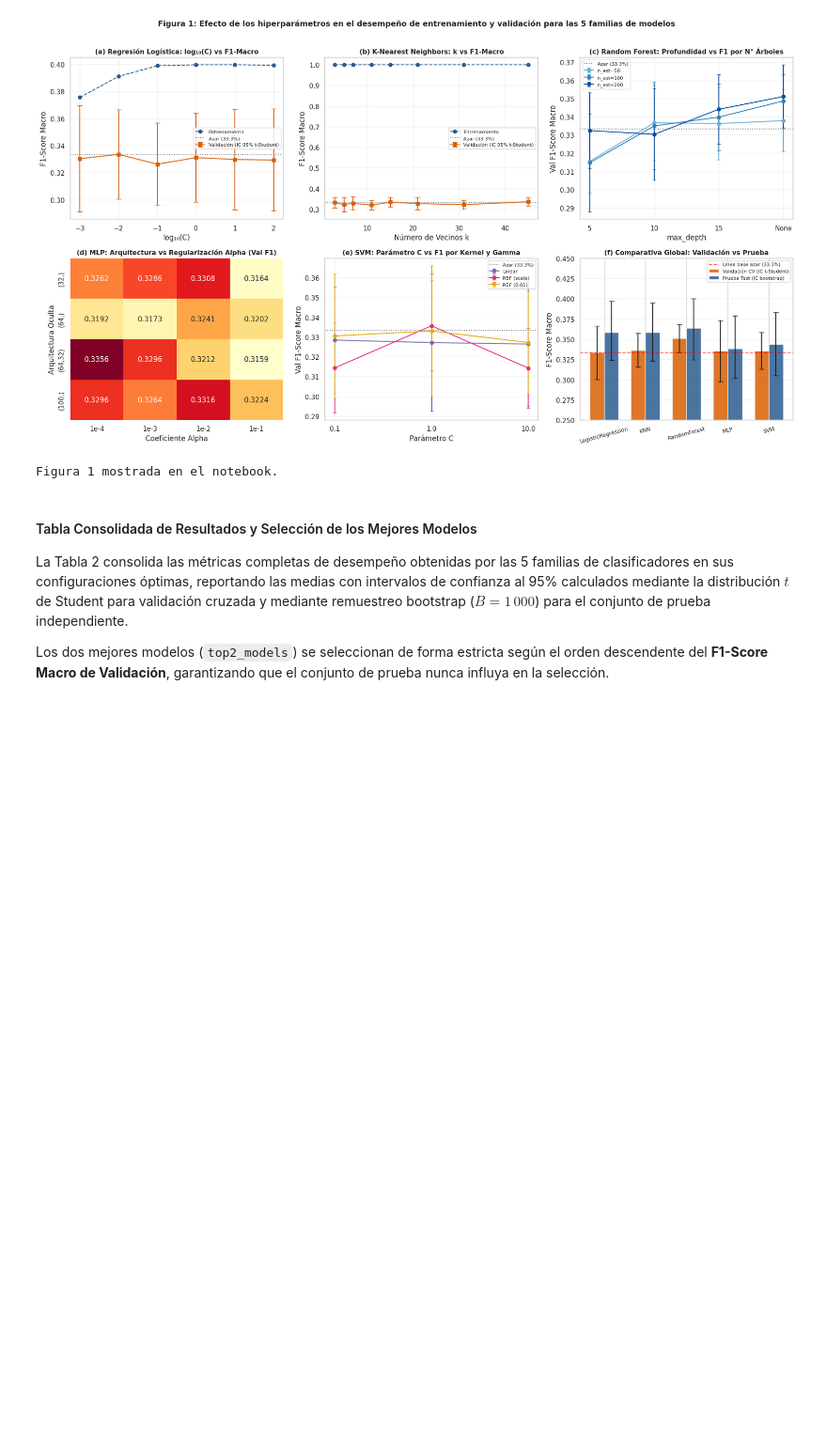
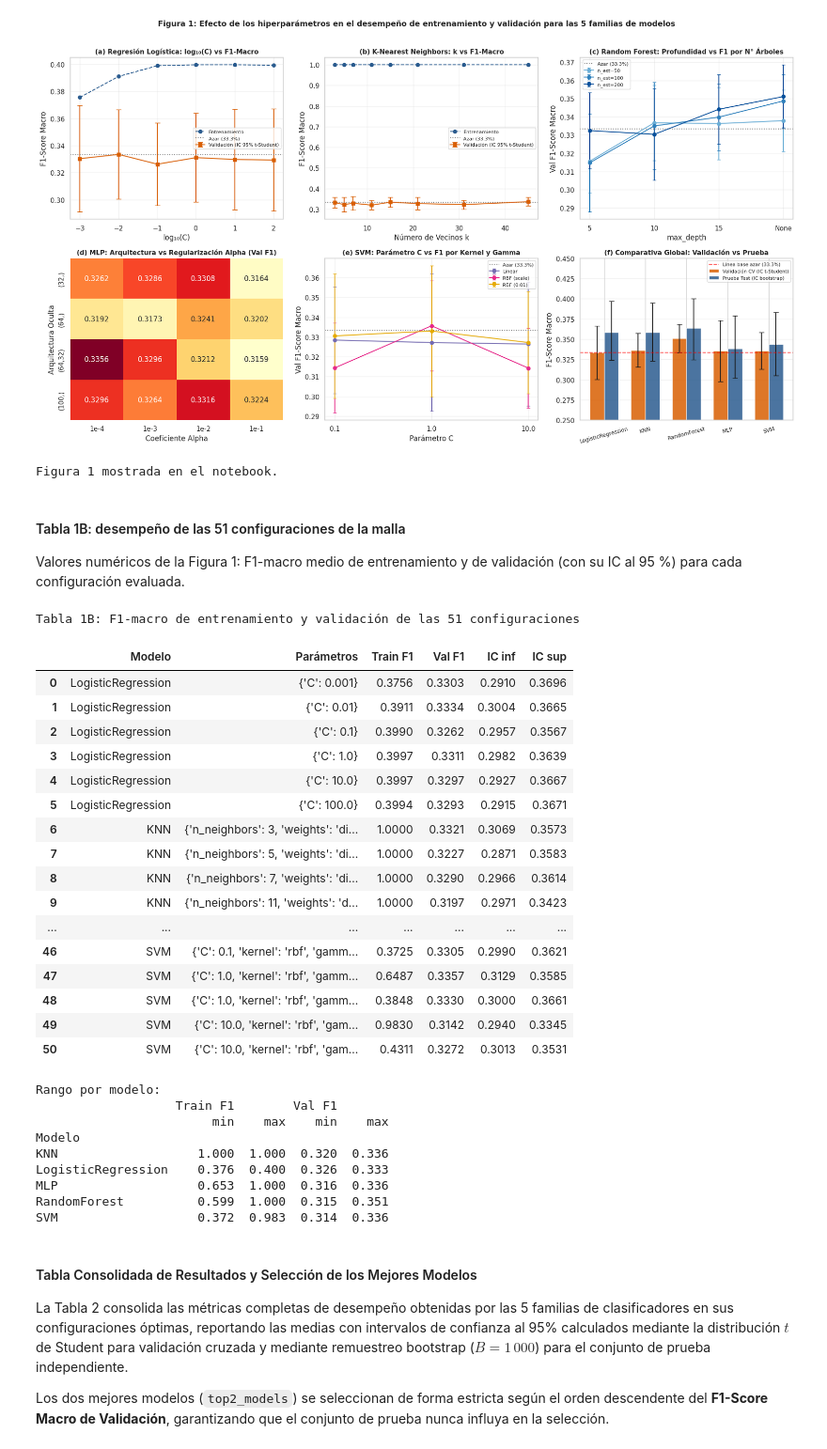
Before and after one commit to acenerumination/MLProject_Cybersecurity_Threat_Severity_and_Impact_Classification, a Jupyter notebook: DEF_projectModelosII.ipynb, the cells around one changed output. Shown at 94% size. Cells and saved outputs as stored; diff of their text form; code cells hidden in the pictures; blank space fills up the shorter version.

```diff
--- a/DEF_projectModelosII.ipynb
+++ b/DEF_projectModelosII.ipynb
@@ -418,0 +457,23 @@ plt.show()
+# %%
+from scipy import stats
+
+print("=== Pruebas de uniformidad ===")
+fl = df["Financial Loss (in Million $)"]
+ks = stats.kstest(fl, "uniform", args=(fl.min(), fl.max() - fl.min()))
+print(f"Financial Loss : DE = {fl.std():.2f} vs U(0.5,100) = {99.5/np.sqrt(12):.2f} | KS p = {ks.pvalue:.3f}")
+
+rt = df["Incident Resolution Time (in Hours)"]
+obs = rt.value_counts().reindex(range(1, 73), fill_value=0)
+chi_rt = stats.chisquare(obs)
+print(f"Resolution Time: DE = {rt.std():.2f} vs U{{1..72}} = {np.sqrt((72**2 - 1) / 12):.2f} | chi2 p = {chi_rt.pvalue:.3f}")
+
+print("\n=== Equiprobabilidad de los niveles de cada variable categórica (chi-cuadrado) ===")
+for col in cat_cols:
+    p = stats.chisquare(df[col].value_counts()).pvalue
+    print(f"  {col:30}: p = {p:.3f}")
+
+print("\n=== Independencia entre cada variable categórica y la severidad (chi-cuadrado) ===")
+for col in cat_cols:
+    p = stats.chi2_contingency(pd.crosstab(df[col], df["Severity"]))[1]
+    print(f"  {col:30}: p = {p:.3f}")
+print("\np > 0.05: no se rechaza la uniformidad / independencia, lo que es coherente con datos generados sintéticamente.")
@@ -1077,6 +1154,52 @@ print("Figura 1 mostrada en el notebook.")
 # %% [output]
 [figure]
 Figura 1 mostrada en el notebook.
+# %% [markdown]
+#### Tabla 1B: desempeño de las 51 configuraciones de la malla
+
+Valores numéricos de la Figura 1: F1-macro medio de entrenamiento y de validación (con su IC al 95 %) para cada configuración evaluada.
+# %%
+rows = []
+for m_name, data in experiment_log.items():
+    for h in data["history"]:
+        rows.append({"Modelo": m_name, "Parámetros": str(h["params"]),
+                     "Train F1": round(h["train"]["f1_macro"]["mean"], 4),
+                     "Val F1": round(h["val"]["f1_macro"]["mean"], 4),
+                     "IC inf": round(h["val"]["f1_macro"]["ci_low"], 4),
+                     "IC sup": round(h["val"]["f1_macro"]["ci_high"], 4)})
+df_grid = pd.DataFrame(rows)
+print("Tabla 1B: F1-macro de entrenamiento y validación de las 51 configuraciones")
+display(df_grid)
+print("\nRango por modelo:")
+print(df_grid.groupby("Modelo")[["Train F1", "Val F1"]].agg(["min", "max"]).round(3))
+# %% [output]
+Tabla 1B: F1-macro de entrenamiento y validación de las 51 configuraciones
+|  | Modelo | Parámetros | Train F1 | Val F1 | IC inf | IC sup |
+| 0 | LogisticRegression | {'C': 0.001} | 0.3756 | 0.3303 | 0.2910 | 0.3696 |
+| 1 | LogisticRegression | {'C': 0.01} | 0.3911 | 0.3334 | 0.3004 | 0.3665 |
+| 2 | LogisticRegression | {'C': 0.1} | 0.3990 | 0.3262 | 0.2957 | 0.3567 |
+| 3 | LogisticRegression | {'C': 1.0} | 0.3997 | 0.3311 | 0.2982 | 0.3639 |
+| 4 | LogisticRegression | {'C': 10.0} | 0.3997 | 0.3297 | 0.2927 | 0.3667 |
+| 5 | LogisticRegression | {'C': 100.0} | 0.3994 | 0.3293 | 0.2915 | 0.3671 |
+| 6 | KNN | {'n_neighbors': 3, 'weights': 'di... | 1.0000 | 0.3321 | 0.3069 | 0.3573 |
+| 7 | KNN | {'n_neighbors': 5, 'weights': 'di... | 1.0000 | 0.3227 | 0.2871 | 0.3583 |
+| 8 | KNN | {'n_neighbors': 7, 'weights': 'di... | 1.0000 | 0.3290 | 0.2966 | 0.3614 |
+| 9 | KNN | {'n_neighbors': 11, 'weights': 'd... | 1.0000 | 0.3197 | 0.2971 | 0.3423 |
+| ... | ... | ... | ... | ... | ... | ... |
+| 46 | SVM | {'C': 0.1, 'kernel': 'rbf', 'gamm... | 0.3725 | 0.3305 | 0.2990 | 0.3621 |
+| 47 | SVM | {'C': 1.0, 'kernel': 'rbf', 'gamm... | 0.6487 | 0.3357 | 0.3129 | 0.3585 |
+| 48 | SVM | {'C': 1.0, 'kernel': 'rbf', 'gamm... | 0.3848 | 0.3330 | 0.3000 | 0.3661 |
+| 49 | SVM | {'C': 10.0, 'kernel': 'rbf', 'gam... | 0.9830 | 0.3142 | 0.2940 | 0.3345 |
+| 50 | SVM | {'C': 10.0, 'kernel': 'rbf', 'gam... | 0.4311 | 0.3272 | 0.3013 | 0.3531 |
+Rango por modelo:
+                   Train F1        Val F1
+                        min    max    min    max
+Modelo
+KNN                   1.000  1.000  0.320  0.336
+LogisticRegression    0.376  0.400  0.326  0.333
+MLP                   0.653  1.000  0.316  0.336
+RandomForest          0.599  1.000  0.315  0.351
+SVM                   0.372  0.983  0.314  0.336
 # %% [markdown]
 #### Tabla Consolidada de Resultados y Selección de los Mejores Modelos
 
```
Also changed, not shown: parts of 13 cells of this notebook.
